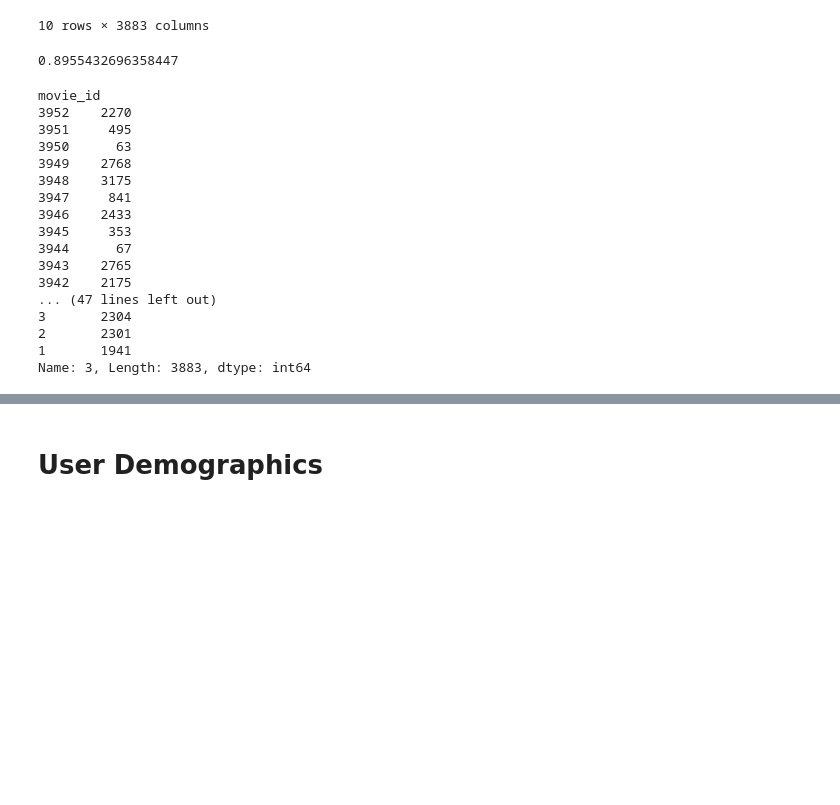
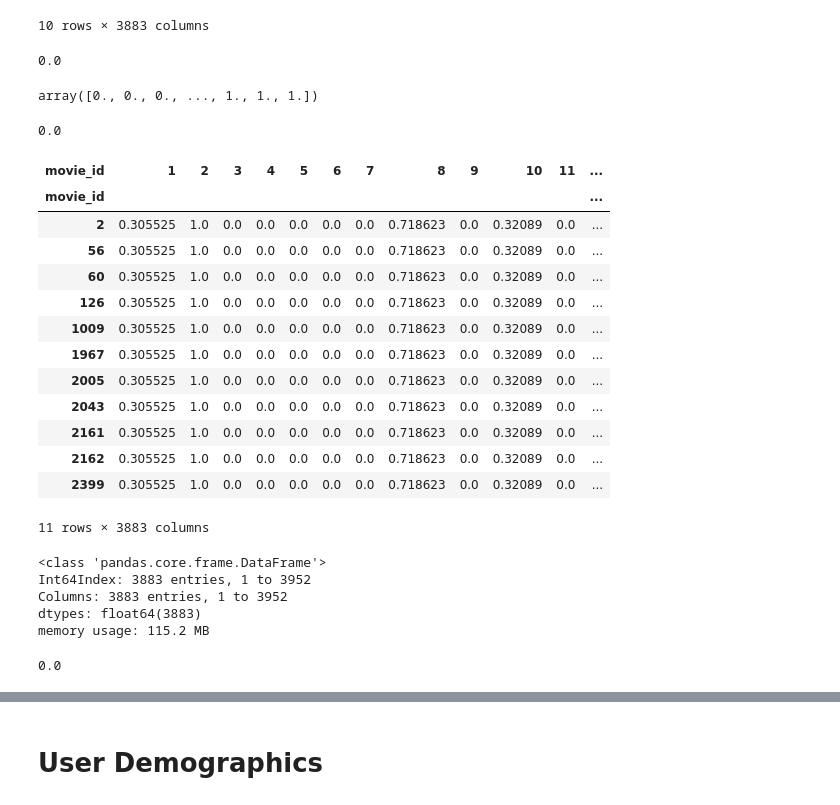
Before and after one commit to mkpetterson/recommender_study, a Jupyter notebook: cindy.ipynb, the cells around one changed output, grey strips where cells are left out. Saved outputs shown, nothing was run; the diff lists cells and outputs as text; code cells hidden in the pictures; blank space fills up the shorter version.

Commit message:
finish find similar movie function

```diff
--- a/cindy.ipynb
+++ b/cindy.ipynb
@@ -172,27 +172,52 @@ Movies Cosine Similarity Matrix:
 | 9 | 0.000000 | 0.000000 | 0.000000 | 0.000000 | 0.000000 | 0.522355 | 0.000000 | 0.000000 | 1.000000 | 0.540167 | 0.000000 | ... |
 | 10 | 0.000000 | 0.320890 | 0.000000 | 0.000000 | 0.000000 | 0.568427 | 0.000000 | 0.446535 | 0.540167 | 1.000000 | 0.000000 | ... |
 10 rows × 3883 columns
+# %%
+movie_id = 2
+# %%
+# find similarity of GIVEN movie_id and movie_id 193
+# USE .LOC BECAUSE INDEXING THE NAMES
+movies_sim_mat.loc[movie_id, 3]
+# %% [output]
+0.0
+# %%
+np.sort(movies_sim_mat[movie_id])
+# %% [output]
+array([0., 0., 0., ..., 1., 1., 1.])
 # %%
-movies_sim_mat.iloc[2, 193]
+movies_sim_mat.loc[2, 1897]
 # %% [output]
-0.8955432696358447
+0.0
-# %%
-np.argsort(movies_sim_mat.iloc[2])[::-1]
-# %% [output]
-movie_id
-3952    2270
-3951     495
-3950      63
-3949    2768
-3948    3175
-3947     841
-3946    2433
-3945     353
-3944      67
-3943    2765
-3942    2175
-... (47 lines left out)
-3       2304
-2       2301
-1       1941
-Name: 3, Length: 3883, dtype: int64
+# %%
+# sorts movie_ids by similarity values from greatest to smallest
+# try:
+movies_sim_mat.loc[movies_sim_mat[movie_id].sort_values(ascending=False)>=1]
+# except:
+#     movies_sim_mat.loc[movies_sim_mat[movie_id].sort_values(ascending=False) >= 0.9]
+# %% [output]
+| movie_id | 1 | 2 | 3 | 4 | 5 | 6 | 7 | 8 | 9 | 10 | 11 | ... |
+| movie_id |  |  |  |  |  |  |  |  |  |  |  | ... |
+| 2 | 0.305525 | 1.0 | 0.0 | 0.0 | 0.0 | 0.0 | 0.0 | 0.718623 | 0.0 | 0.32089 | 0.0 | ... |
+| 56 | 0.305525 | 1.0 | 0.0 | 0.0 | 0.0 | 0.0 | 0.0 | 0.718623 | 0.0 | 0.32089 | 0.0 | ... |
+| 60 | 0.305525 | 1.0 | 0.0 | 0.0 | 0.0 | 0.0 | 0.0 | 0.718623 | 0.0 | 0.32089 | 0.0 | ... |
+| 126 | 0.305525 | 1.0 | 0.0 | 0.0 | 0.0 | 0.0 | 0.0 | 0.718623 | 0.0 | 0.32089 | 0.0 | ... |
+| 1009 | 0.305525 | 1.0 | 0.0 | 0.0 | 0.0 | 0.0 | 0.0 | 0.718623 | 0.0 | 0.32089 | 0.0 | ... |
+| 1967 | 0.305525 | 1.0 | 0.0 | 0.0 | 0.0 | 0.0 | 0.0 | 0.718623 | 0.0 | 0.32089 | 0.0 | ... |
+| 2005 | 0.305525 | 1.0 | 0.0 | 0.0 | 0.0 | 0.0 | 0.0 | 0.718623 | 0.0 | 0.32089 | 0.0 | ... |
+| 2043 | 0.305525 | 1.0 | 0.0 | 0.0 | 0.0 | 0.0 | 0.0 | 0.718623 | 0.0 | 0.32089 | 0.0 | ... |
+| 2161 | 0.305525 | 1.0 | 0.0 | 0.0 | 0.0 | 0.0 | 0.0 | 0.718623 | 0.0 | 0.32089 | 0.0 | ... |
+| 2162 | 0.305525 | 1.0 | 0.0 | 0.0 | 0.0 | 0.0 | 0.0 | 0.718623 | 0.0 | 0.32089 | 0.0 | ... |
+| 2399 | 0.305525 | 1.0 | 0.0 | 0.0 | 0.0 | 0.0 | 0.0 | 0.718623 | 0.0 | 0.32089 | 0.0 | ... |
+11 rows × 3883 columns
+# %%
+movies_sim_mat.info()
+# %% [output]
+<class 'pandas.core.frame.DataFrame'>
+Int64Index: 3883 entries, 1 to 3952
+Columns: 3883 entries, 1 to 3952
+dtypes: float64(3883)
+memory usage: 115.2 MB
+# %%
+movies_sim_mat.loc[762, 761]
+# %% [output]
+0.0
```
Also changed, not shown: parts of 6 cells of this notebook, 2 other files.
